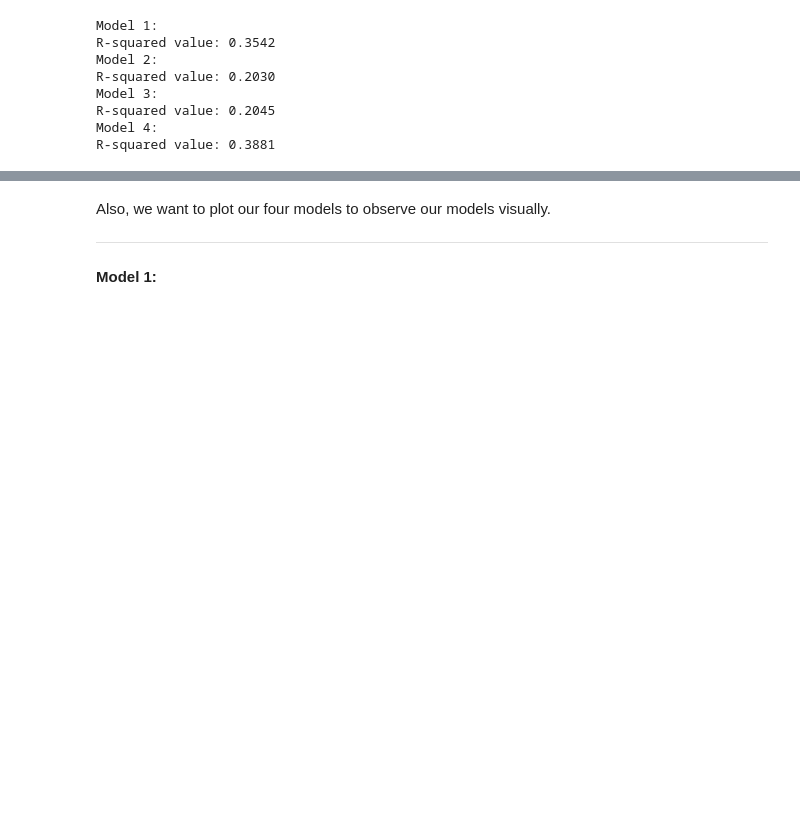
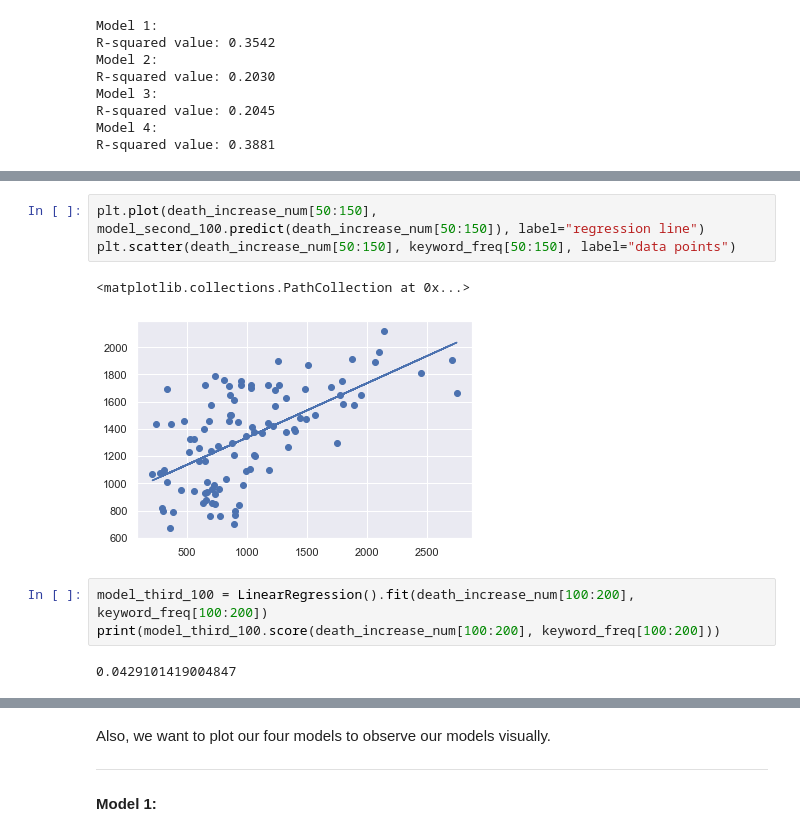
Before and after one commit to kaiyue95/INFO-2950-Final-Project, a Jupyter notebook: phase_4.ipynb, the cells around one changed output, grey strips where cells are left out. Saved outputs shown, nothing was run; the diff lists cells and outputs as text; blank space fills up the shorter version.

```diff
--- a/phase_4.ipynb
+++ b/phase_4.ipynb
@@ -542,0 +509,11 @@ R-squared value: 0.3881
+# %%
+plt.plot(death_increase_num[50:150], model_second_100.predict(death_increase_num[50:150]), label="regression line")
+plt.scatter(death_increase_num[50:150], keyword_freq[50:150], label="data points")
+# %% [output]
+<matplotlib.collections.PathCollection at 0x...>
+[figure, added]
+# %%
+model_third_100 = LinearRegression().fit(death_increase_num[100:200], keyword_freq[100:200])
+print(model_third_100.score(death_increase_num[100:200], keyword_freq[100:200]))
+# %% [output]
+0.0429101419004847
```
Also changed, not shown: parts of 21 cells of this notebook.
